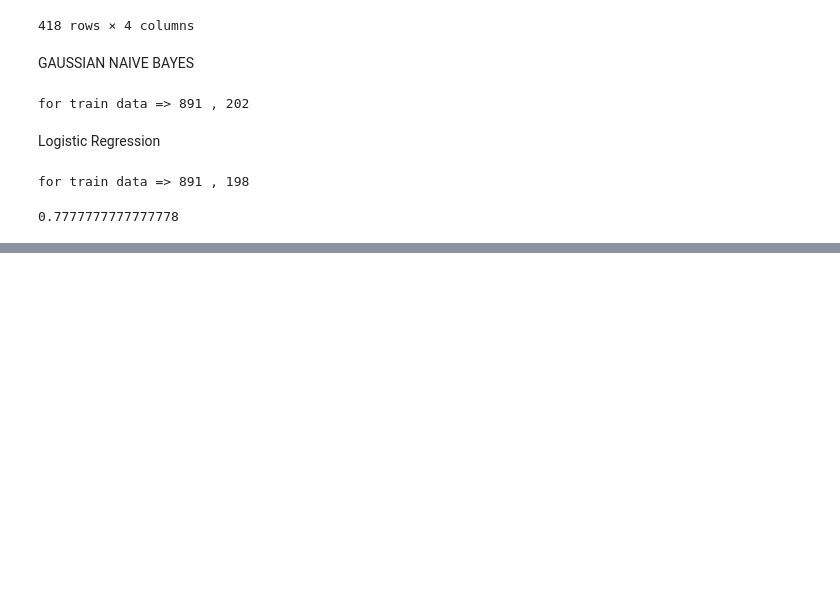
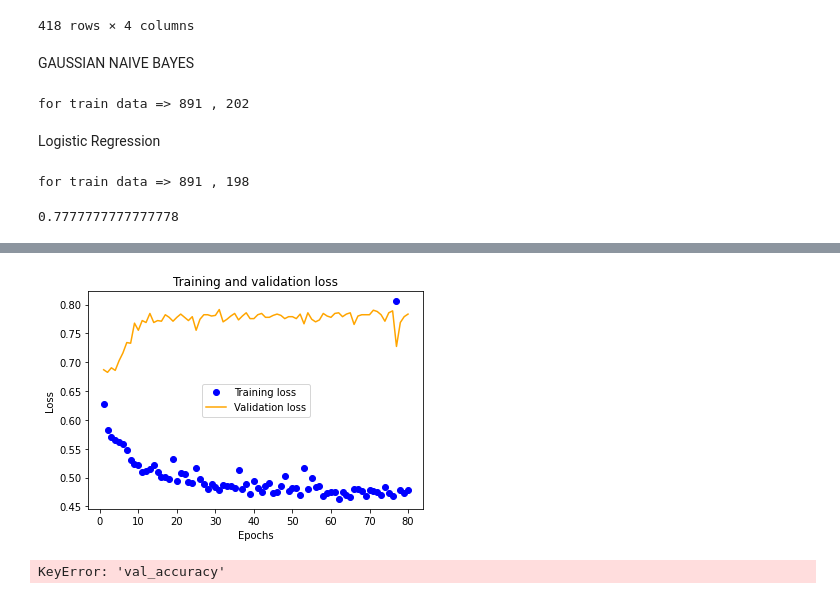
Before and after one commit to mrinal15/titanic, a Jupyter notebook: code.ipynb, the cells around one changed output, grey strips where cells are left out. Drawn from its saved outputs; the diff is of its cells as text; code cells hidden in the pictures; blank space fills up the shorter version.

```diff
--- a/code.ipynb
+++ b/code.ipynb
@@ -249,0 +252,13 @@ for train data => 891 , 198
+# %%
+from keras.wrappers.scikit_learn import KerasClassifier
+from keras.utils import np_utils
+from keras.models import Sequential
+from keras.layers import Dense, Dropout
+from keras.callbacks import EarlyStopping
+
+
+model = Sequential()
+model.add(Dense(16 , input_shape = (X.shape[1] , ) , activation = 'relu'))
+model.add(Dense(16, activation = 'relu'))
+model.add(Dense(1 , activation = 'sigmoid'))
+model.summary()
@@ -249,0 +281,4 @@ for train data => 891 , 198
+# %%
+model.compile(optimizer = 'Adam' , loss = 'binary_crossentropy' , metrics = ['accuracy'])
+es = EarlyStopping(monitor = 'val_accuracy' , mode = 'max' , patience = 10 , restore_best_weights=True)
+history = model.fit(X, Y , callbacks=[es] , epochs = 80 , batch_size=10, verbose=1)
@@ -249,0 +303,49 @@ for train data => 891 , 198
+# %%
+history_dict = history.history
+# Learning curve(Loss)
+# let's see the training and validation loss by epoch
+#history_dict.keys()
+#loss
+loss_values = history_dict['loss'] # you can change this
+val_loss_values = history_dict['accuracy'] # you can also change this
+
+# range of X (no. of epochs)
+epochs = range(1, len(loss_values) + 1)
+
+# plot
+plt.plot(epochs, loss_values, 'bo', label='Training loss')
+plt.plot(epochs, val_loss_values, 'orange', label='Validation loss')
+plt.title('Training and validation loss')
+plt.xlabel('Epochs')
+plt.ylabel('Loss')
+plt.legend()
+plt.show()
+# %% [output]
+[figure, added]
+# %%
+# Learning curve(accuracy)
+# let's see the training and validation accuracy by epoch
+
+# accuracy
+acc = history.history['accuracy']
+val_acc = history.history['val_accuracy']
+
+# range of X (no. of epochs)
+epochs = range(1, len(acc) + 1)
+
+# plot
+# "bo" is for "blue dot"
+plt.plot(epochs, acc, 'bo', label='Training accuracy')
+# orange is for "orange"
+plt.plot(epochs, val_acc, 'orange', label='Validation accuracy')
+plt.title('Training and validation accuracy')
+plt.xlabel('Epochs')
+plt.ylabel('Accuracy')
+plt.legend()
+plt.show()
+
+# this is the max value - should correspond to
+# the HIGHEST train accuracy
+np.max(val_acc)
+# %% [output]
+KeyError: 'val_accuracy'
```
Also changed, not shown: parts of 3 cells of this notebook.
